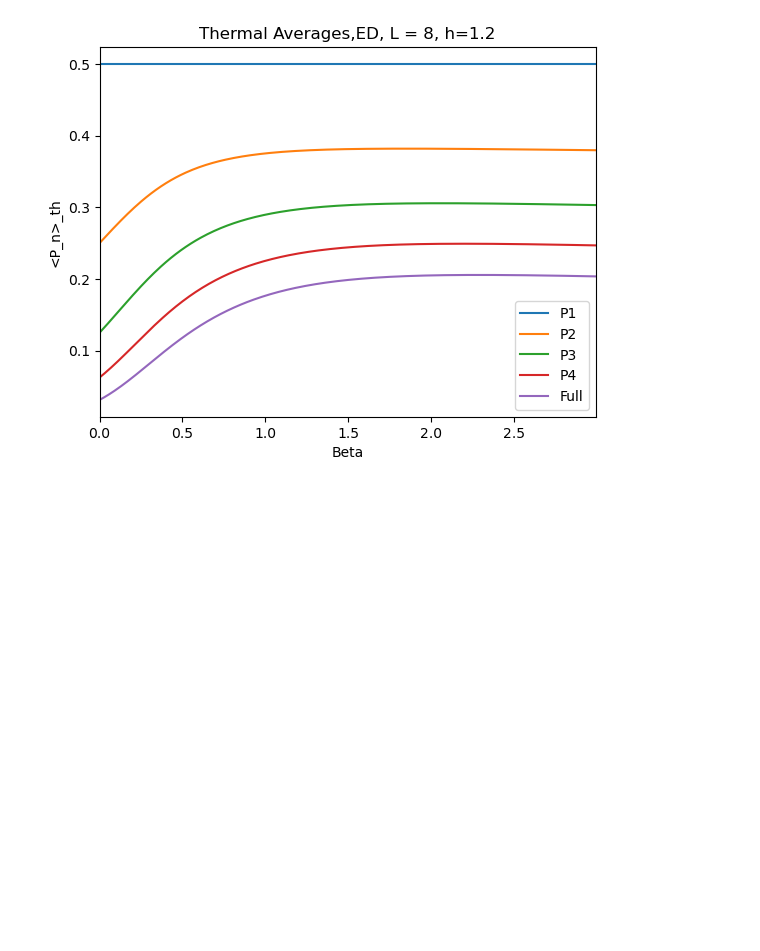
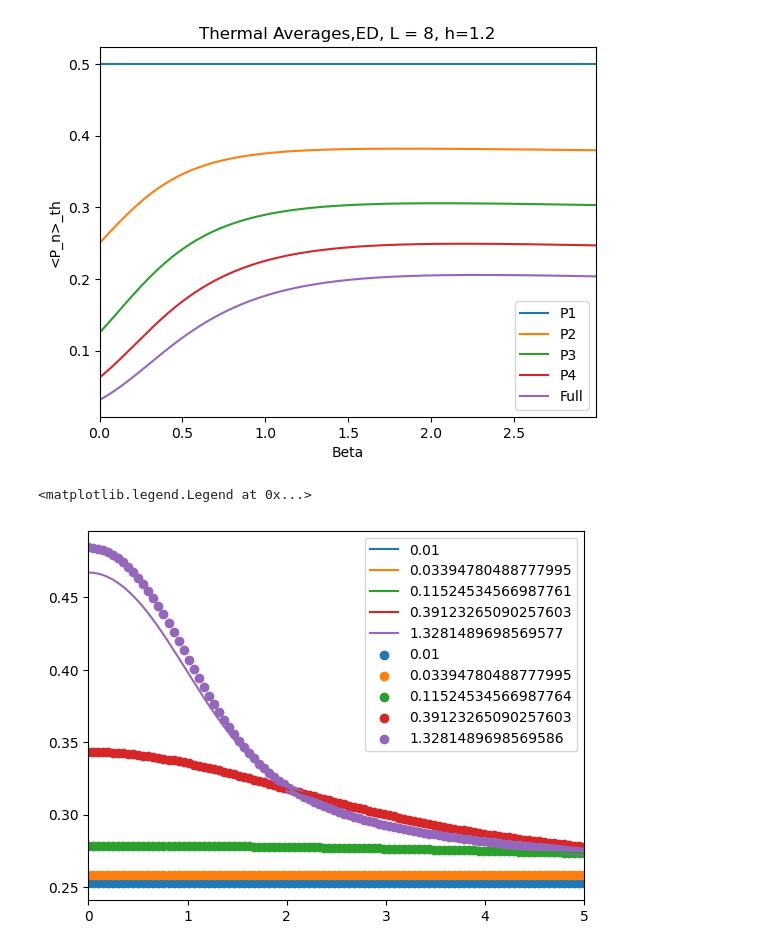
Before and after one commit to KristianMunnikhuis/subsystem_loschmidt_echo, a Jupyter notebook: scripts/mutual_info/exact_diag/gibbs_ED.ipynb, the cells around one changed output. Cells and saved outputs as stored; diff of their text form; code cells hidden in the pictures; blank space fills up the shorter version.

```diff
--- a/scripts/mutual_info/exact_diag/gibbs_ED.ipynb
+++ b/scripts/mutual_info/exact_diag/gibbs_ED.ipynb
@@ -538,3 +540,46 @@ for i in range(len(h_i)):
     mutinfo_3.append(log_vals3)
     mutinfo_4.append(log_vals4)
     mutinfo_5.append(log_vals5)
+# %%
+
+def read_thermal_data(filename):
+    """
+    Read the projector data from a file and return the x values and data as a numpy array.
+
+    Parameters:
+    filename (str): The path to the file containing the projector data.
+
+    Returns:
+    tuple: A tuple containing the x values and the data as a numpy array.
+    """
+    with open(filename) as f:
+        lines = f.readlines()
+
+    b_vals = [float(val) for val in lines[0].strip().split('\t')]
+    h_vals = [float(val) for val in lines[1].strip().split('\t')]
+
+    data_list = []
+    for line in lines[2:]:
+        formatted_line = line.strip().replace("im", "j")
+        data_array = np.array([complex(val.replace(" ", "")) for val in formatted_line.split('\t')])
+        data_list.append(data_array)
+
+    return b_vals,h_vals, data_list
+
+data = "../../../results/thermal_averages/L=8_TFIM_thermal_average.txt"
+b,h,data = read_thermal_data(data)
+# %%
+for i in range(0,len(b),3):
+    plt.plot(h,data[i],label = b[i])
+
+    plt.legend()
+
+
+for t in range(0,len(betas),3):
+
+    plt.scatter(h_i,P2_thermal[t],label = betas[t])
+plt.xlim(h_i[0],h_i[-1])
+plt.legend()
+# %% [output]
+<matplotlib.legend.Legend at 0x...>
+[figure, added]
```
Also changed, not shown: parts of 6 cells of this notebook, 8 other files.
